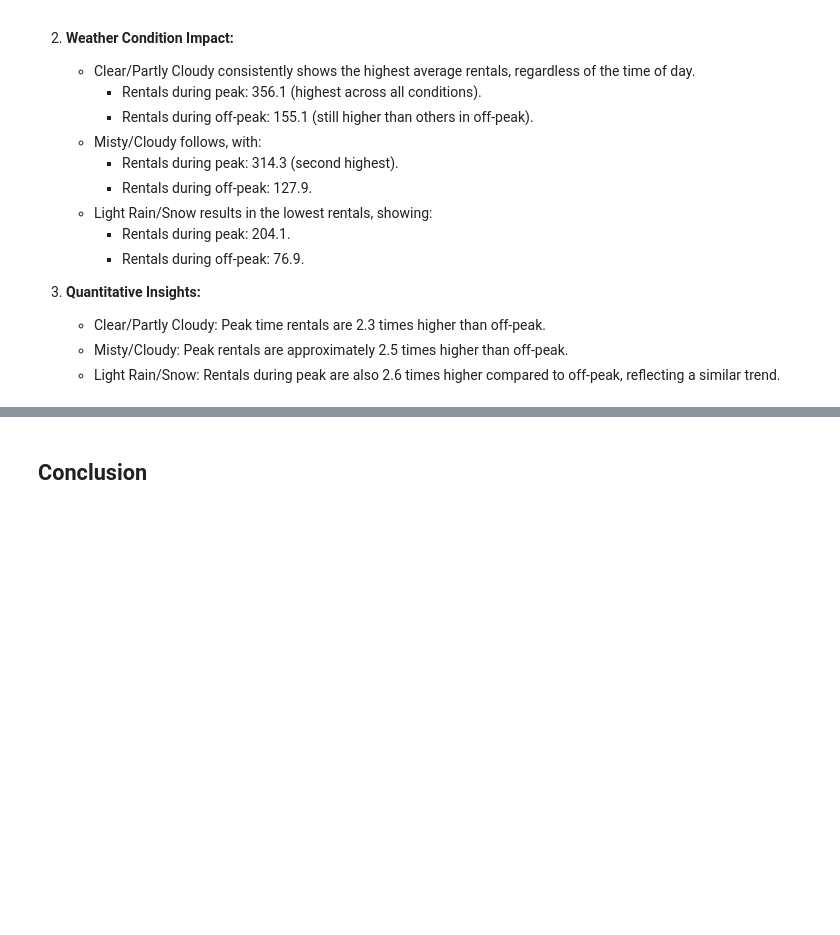
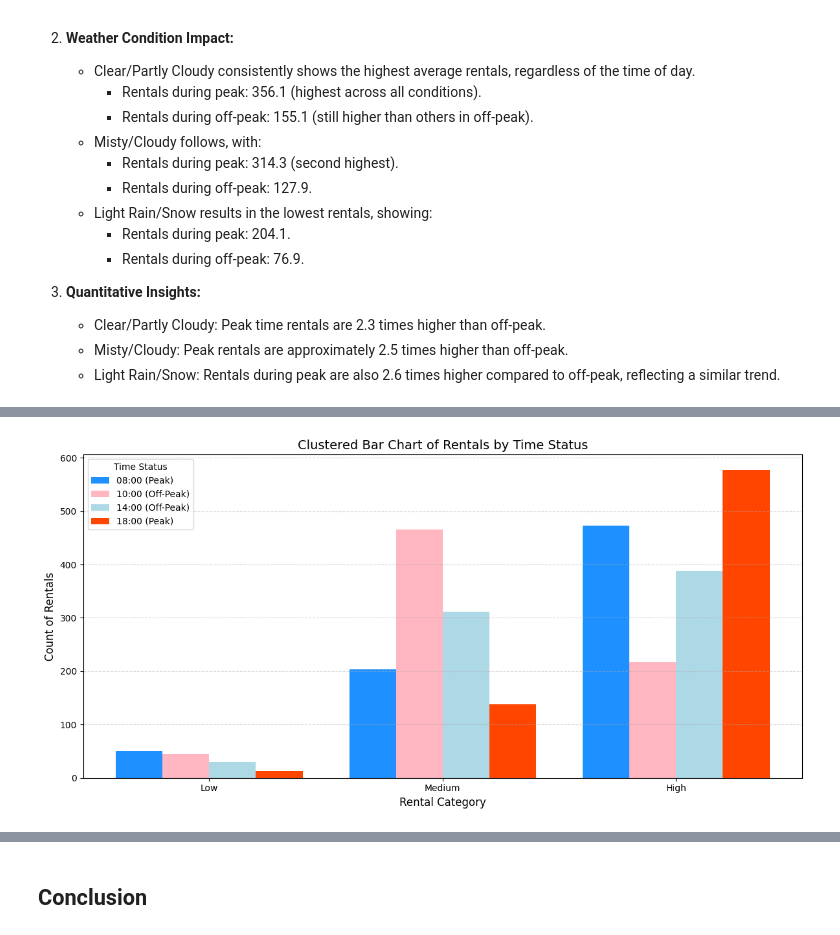
Before and after one commit to RivalNainggolan/submissiondicoding, a Jupyter notebook: notebook.ipynb, the cells around one changed output, grey strips where cells are left out. Cells and saved outputs as stored; diff of their text form; code cells hidden in the pictures; blank space fills up the shorter version.

```diff
--- a/notebook.ipynb
+++ b/notebook.ipynb
@@ -1015,0 +1172,37 @@ plt.show()
+# %%
+# Define bar width
+bar_width = 0.2
+positions = np.arange(len(pivot_table.index))
+
+# Create the plot
+fig, ax = plt.subplots(figsize=(12, 6))
+
+# Colors for Peak and Off-Peak times
+colors = ['#1E90FF', '#FFB6C1', '#ADD8E6', '#FF4500']  # Pastel for Off-Peak, Dope for Peak
+
+# Iterate over the columns to plot each time_status separately
+for i, (time_status, data) in enumerate(pivot_table.items()):
+    ax.bar(
+        positions + i * bar_width,  # Adjust bar positions for each time_status
+        data.values,               # Heights of the bars
+        bar_width,                 # Width of each bar
+        label=time_status,         # Label for the legend
+        color=colors[i]            # Assign colors
+    )
+
+# Customize the chart
+ax.set_xticks(positions + (len(pivot_table.columns) - 1) * bar_width / 2)
+ax.set_xticklabels(pivot_table.index, fontsize=10)
+ax.set_title("Clustered Bar Chart of Rentals by Time Status", fontsize=14)
+ax.set_xlabel("Rental Category", fontsize=12)
+ax.set_ylabel("Count of Rentals", fontsize=12)
+ax.legend(title="Time Status", fontsize=10)
+ax.grid(axis='y', linestyle='--', alpha=0.5)
+
+# Tight layout to avoid overlap
+plt.tight_layout()
+
+# Show the plot
+plt.show()
+# %% [output]
+[figure, added]
```
Also changed, not shown: parts of 46 cells of this notebook.
